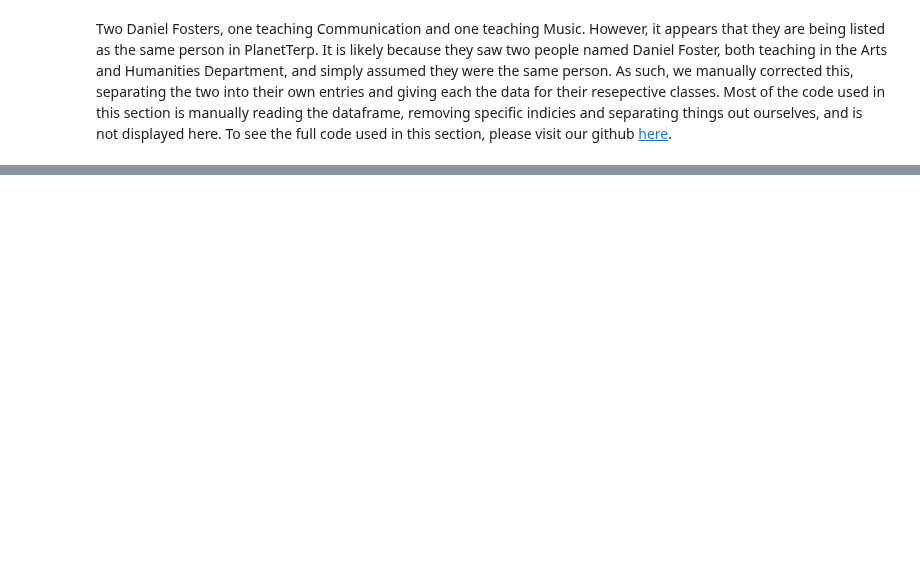
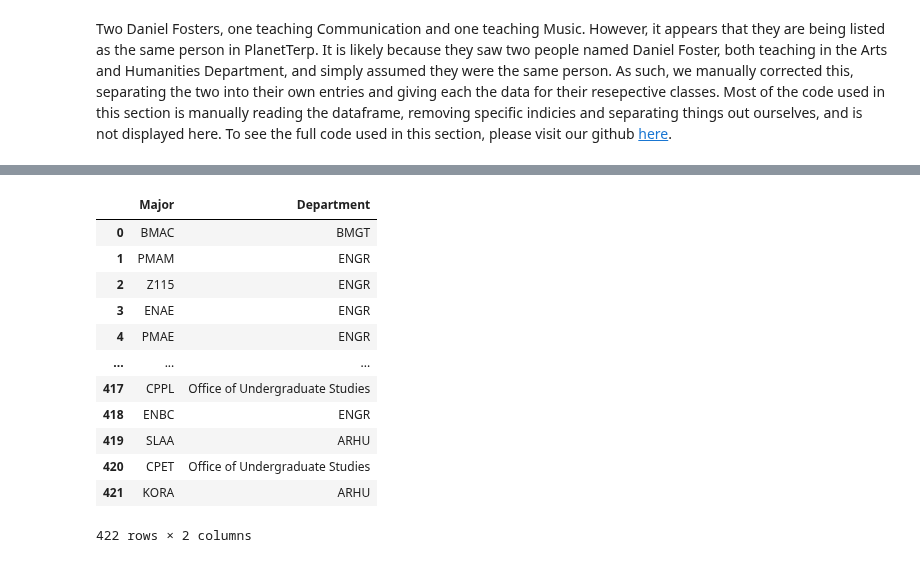
Before and after one commit to aaronl1661/teacherSalaryAnalysis, a Jupyter notebook: index.ipynb, the cells around one changed output, grey strips where cells are left out. Cells and saved outputs as stored; diff of their text form; code cells hidden in the pictures; blank space fills up the shorter version.

```diff
--- a/index.ipynb
+++ b/index.ipynb
@@ -551,0 +700,38 @@ ValueError: columns must have matching element counts
+# %%
+#biolog - CMNS
+#engineer - A James Clark
+#ed - College of Education
+#college park scholars/gemstone/honors - Office of Undergraduate Studies
+#business/MBA - RH Smith
+#health - School of Public Health
+#agri - College of Agriculture and Natural Resources
+#arts - College of Arts and Humanities
+#lang/Persian/Russian/Spanish/French/Latin/Portuguese/Korean/Germanic Studies/
+#Italian/Hebrew/Greek/america- College of Arts and Humanities
+
+for i in uniqueCourses:
+    if i not in final_code_to_school:
+        matches = find_matching_string(code_fullname_dict[i], majors_schools.keys())
+        if len(matches) > 0:
+            final_code_to_school[i] = majors_schools[matches[0]]
+        else: #now will need to match keywords of major name to school
+            if any(x in code_fullname_dict[i].lower() for x in ['biolog', 'systematics', 'biom', 'machine']):
+                final_code_to_school[i] = 'CMNS'
+            elif 'engineer' in code_fullname_dict[i].lower():
+                final_code_to_school[i] = 'ENGR'
+            elif any(x in code_fullname_dict[i].lower() for x in ['ed', 'teach']):
+                final_code_to_school[i] = 'EDUC'
+            elif any(x in code_fullname_dict[i].lower() for x in ['college park scholars', 'gemstone', 'honors', 'first-year', 'aces', 'civicus', 'design cultures', 'university', 'global', 'maryland']):
+                final_code_to_school[i] = 'Office of Undergraduate Studies'
+            elif any(x in code_fullname_dict[i].lower() for x in ['business', 'mba', 'accounting', 'entrepreneur', 'manage', 'decision']):
+                final_code_to_school[i] = 'BMGT'
+            elif any(x in code_fullname_dict[i].lower() for x in ['theatre', 'film','lang','latin', 'germanic', 'immigration', 'art', 'gay']):
+                final_code_to_school[i] = 'ARHU'
+            elif any(x in code_fullname_dict[i].lower() for x in ['health', 'epid']):
+                final_code_to_school[i] = 'SPHL'
+            elif any(x in code_fullname_dict[i].lower() for x in ['behavior', 'law']):
+                final_code_to_school[i] = 'BSOS'
+            elif 'information' in code_fullname_dict[i].lower():
+                final_code_to_school[i] = 'INFO'
+            elif 'urban' in code_fullname_dict[i].lower(): #architecture
+                final_code_to_school[i] = 'ARCH'
@@ -551,0 +742,18 @@ ValueError: columns must have matching element counts
+# %%
+df_code_dept = pd.DataFrame.from_dict(final_code_to_school, orient='index').reset_index(names='Major').rename(columns={0:'Department'})
+# %%
+df_code_dept
+# %% [output]
+|  | Major | Department |
+| 0 | BMAC | BMGT |
+| 1 | PMAM | ENGR |
+| 2 | Z115 | ENGR |
+| 3 | ENAE | ENGR |
+| 4 | PMAE | ENGR |
+| ... | ... | ... |
+| 417 | CPPL | Office of Undergraduate Studies |
+| 418 | ENBC | ENGR |
+| 419 | SLAA | ARHU |
+| 420 | CPET | Office of Undergraduate Studies |
+| 421 | KORA | ARHU |
+422 rows × 2 columns
```
Also changed, not shown: parts of 28 cells of this notebook, 1 other file.
